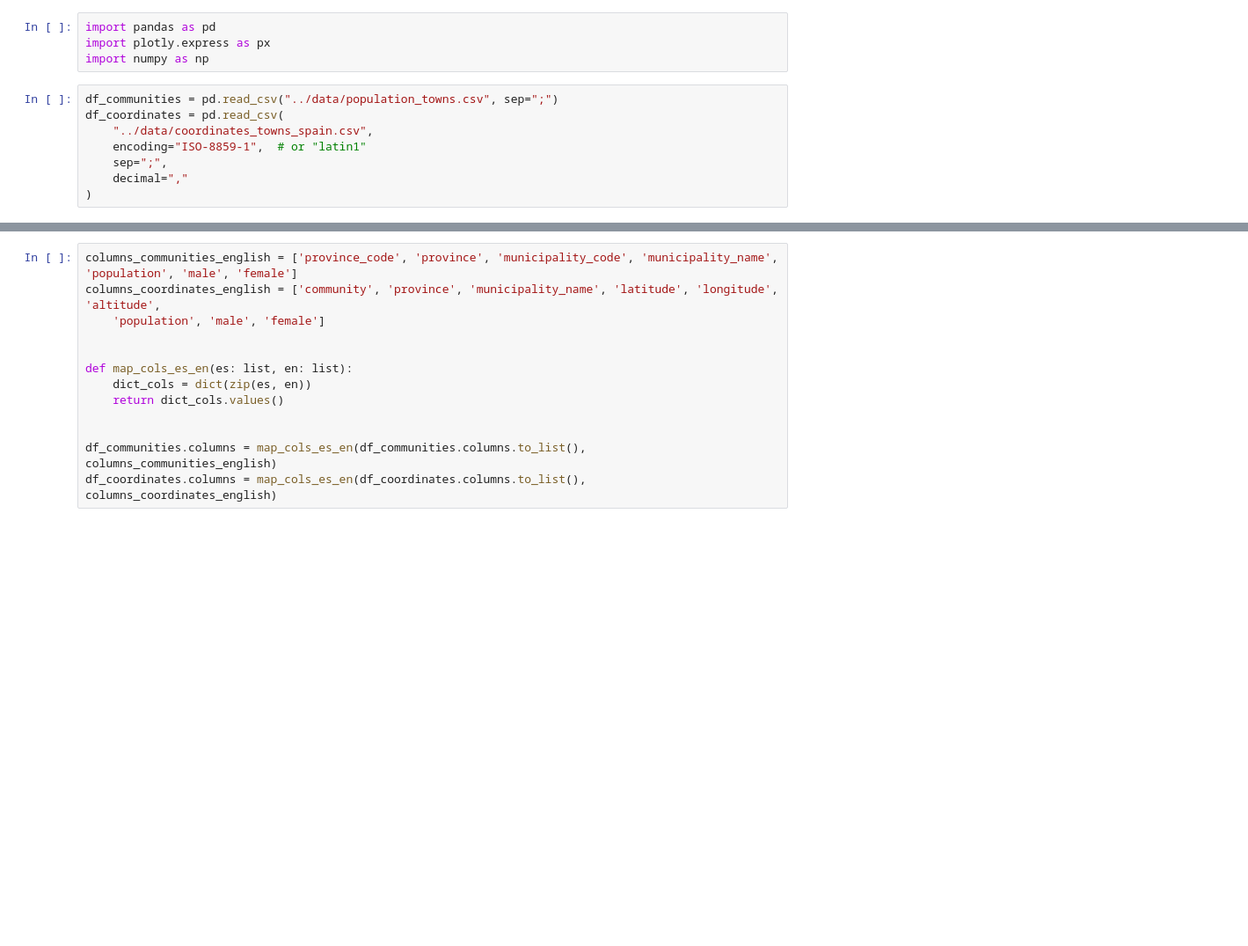
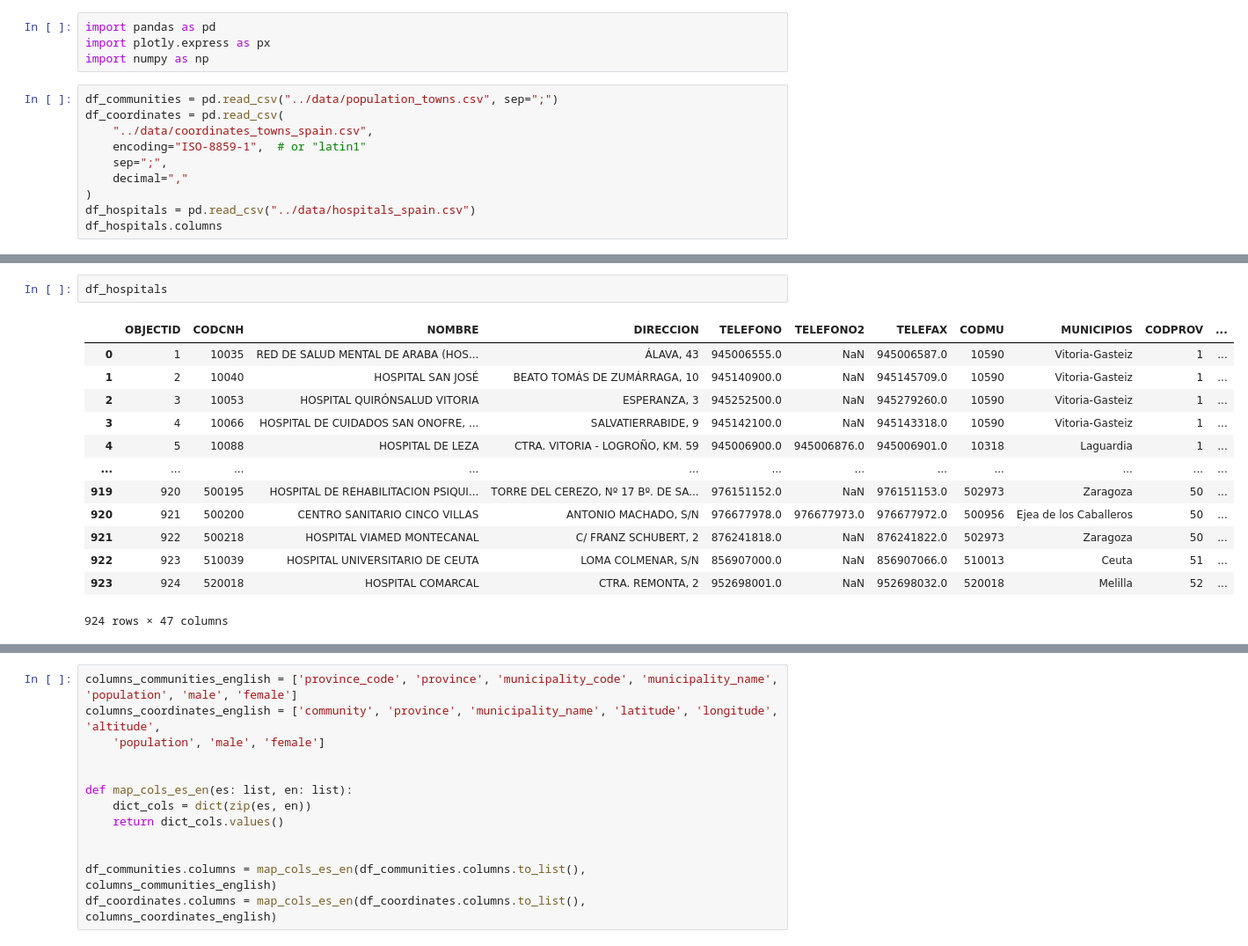
Before and after one commit to marimoysan/ml-pueblos, a Jupyter notebook: notebooks/eda.ipynb, the cells around one changed output, grey strips where cells are left out. Shown at 88% size. Drawn from its saved outputs; the diff is of its cells as text; blank space fills up the shorter version.

```diff
--- a/notebooks/eda.ipynb
+++ b/notebooks/eda.ipynb
@@ -12,3 +12,5 @@ df_coordinates = pd.read_csv(
     sep=";",
     decimal=","
 )
+df_hospitals = pd.read_csv("../data/hospitals_spain.csv")
+df_hospitals.columns
@@ -23,0 +119,16 @@ df_communities.sample(5)
+# %%
+df_hospitals
+# %% [output]
+|  | OBJECTID | CODCNH | NOMBRE | DIRECCION | TELEFONO | TELEFONO2 | TELEFAX | CODMU | MUNICIPIOS | CODPROV | ... |
+| 0 | 1 | 10035 | RED DE SALUD MENTAL DE ARABA (HOS... | ÁLAVA, 43 | 945006555.0 | NaN | 945006587.0 | 10590 | Vitoria-Gasteiz | 1 | ... |
+| 1 | 2 | 10040 | HOSPITAL SAN JOSÉ | BEATO TOMÁS DE ZUMÁRRAGA, 10 | 945140900.0 | NaN | 945145709.0 | 10590 | Vitoria-Gasteiz | 1 | ... |
+| 2 | 3 | 10053 | HOSPITAL QUIRÓNSALUD VITORIA | ESPERANZA, 3 | 945252500.0 | NaN | 945279260.0 | 10590 | Vitoria-Gasteiz | 1 | ... |
+| 3 | 4 | 10066 | HOSPITAL DE CUIDADOS SAN ONOFRE, ... | SALVATIERRABIDE, 9 | 945142100.0 | NaN | 945143318.0 | 10590 | Vitoria-Gasteiz | 1 | ... |
+| 4 | 5 | 10088 | HOSPITAL DE LEZA | CTRA. VITORIA - LOGROÑO, KM. 59 | 945006900.0 | 945006876.0 | 945006901.0 | 10318 | Laguardia | 1 | ... |
+| ... | ... | ... | ... | ... | ... | ... | ... | ... | ... | ... | ... |
+| 919 | 920 | 500195 | HOSPITAL DE REHABILITACION PSIQUI... | TORRE DEL CEREZO, Nº 17 Bº. DE SA... | 976151152.0 | NaN | 976151153.0 | 502973 | Zaragoza | 50 | ... |
+| 920 | 921 | 500200 | CENTRO SANITARIO CINCO VILLAS | ANTONIO MACHADO, S/N | 976677978.0 | 976677973.0 | 976677972.0 | 500956 | Ejea de los Caballeros | 50 | ... |
+| 921 | 922 | 500218 | HOSPITAL VIAMED MONTECANAL | C/ FRANZ SCHUBERT, 2 | 876241818.0 | NaN | 876241822.0 | 502973 | Zaragoza | 50 | ... |
+| 922 | 923 | 510039 | HOSPITAL UNIVERSITARIO DE CEUTA | LOMA COLMENAR, S/N | 856907000.0 | NaN | 856907066.0 | 510013 | Ceuta | 51 | ... |
+| 923 | 924 | 520018 | HOSPITAL COMARCAL | CTRA. REMONTA, 2 | 952698001.0 | NaN | 952698032.0 | 520018 | Melilla | 52 | ... |
+924 rows × 47 columns
```
Also changed, not shown: parts of 5 cells of this notebook.
